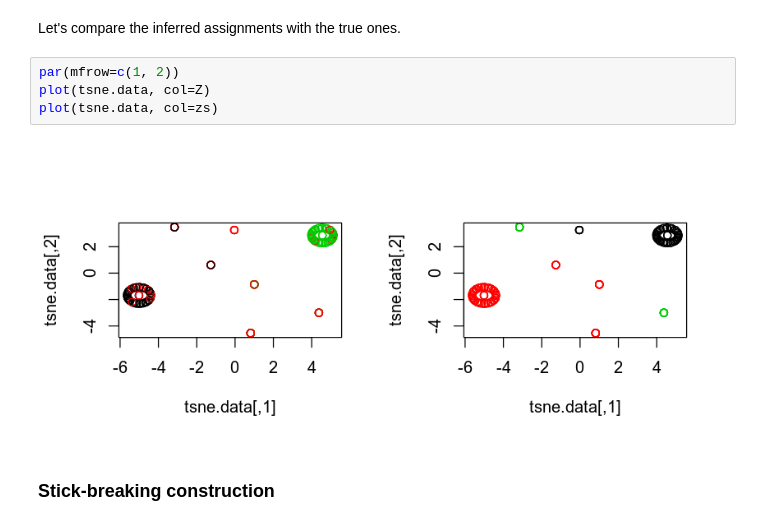
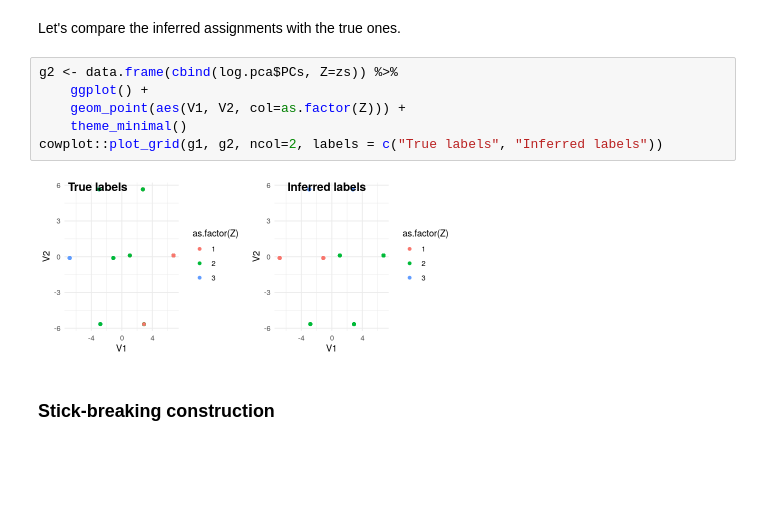
Before and after one commit to dirmeier/etudes, a Jupyter notebook: dirichlet_process_mixture_models.ipynb, the cells around one changed output. Saved outputs shown, nothing was run; the diff lists cells and outputs as text; blank space fills up the shorter version.

```diff
--- a/dirichlet_process_mixture_models.ipynb
+++ b/dirichlet_process_mixture_models.ipynb
@@ -536,12 +541,14 @@ for (it in seq(100))
 }
 # %% [markdown]
 Let's compare the inferred assignments with the true ones.
-# %%
-par(mfrow=c(1, 2))
-plot(tsne.data, col=Z)
-plot(tsne.data, col=zs)
-# %% [output]
-[figure, removed]
+# %%
+g2 <- data.frame(cbind(log.pca$PCs, Z=zs)) %>%
+    ggplot() +
+    geom_point(aes(V1, V2, col=as.factor(Z))) +
+    theme_minimal()
+cowplot::plot_grid(g1, g2, ncol=2, labels = c("True labels", "Inferred labels"))
+# %% [output]
+[figure, added]
 # %% [markdown]
 ### Stick-breaking construction
 # %% [markdown]
```
Also changed, not shown: parts of 35 cells of this notebook, 12 other files.
